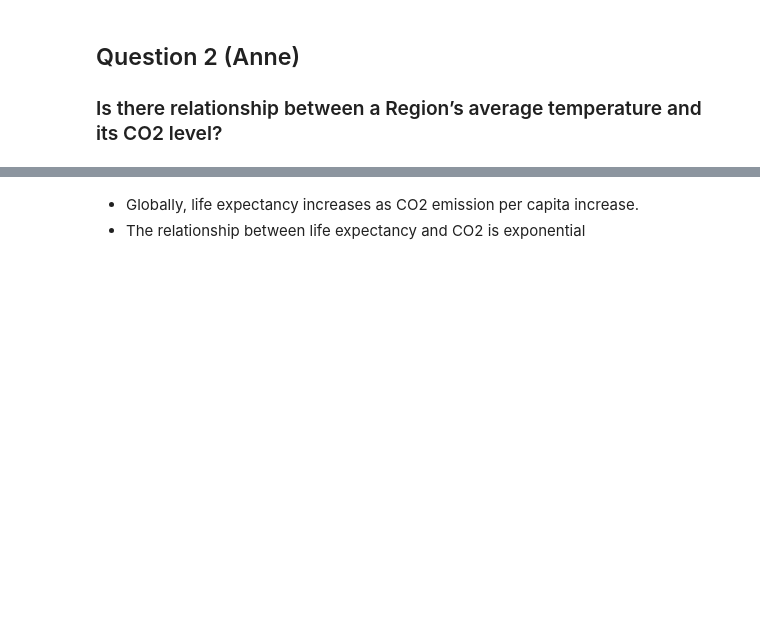
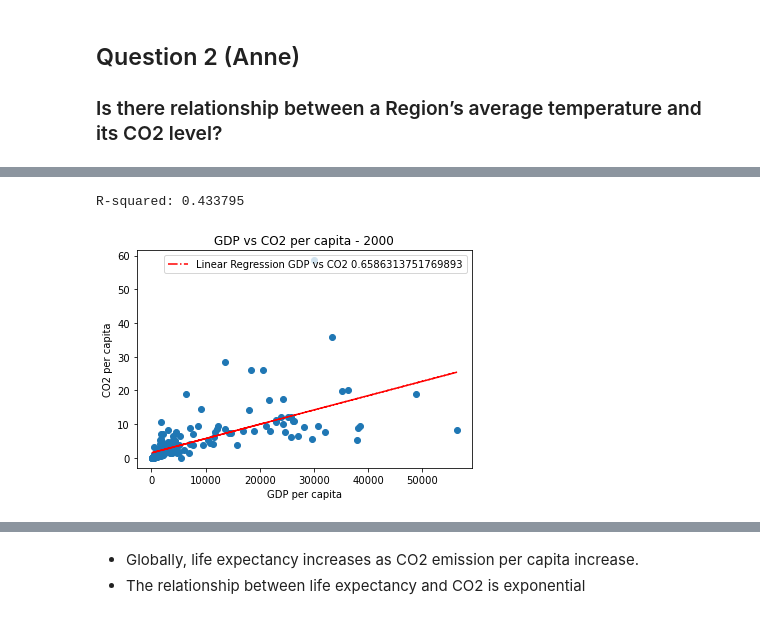
Before and after one commit to Heesu-H/project_1, a Jupyter notebook: final_data_analysis_group_1.ipynb, the cells around one changed output, grey strips where cells are left out. Saved outputs shown, nothing was run; the diff lists cells and outputs as text; code cells hidden in the pictures; blank space fills up the shorter version.

```diff
--- a/final_data_analysis_group_1.ipynb
+++ b/final_data_analysis_group_1.ipynb
@@ -856,0 +1019,26 @@ print(f"Each of the colours represents a country within the region. There is a l
+# %%
+# GDP vs CO2 per capita - 2000
+
+x=data_df['2000_GDP']
+y=data_df['2000_CO2']
+
+slope, intercept, r, p, std_err = linregress(x, y)
+
+def myfunc(x):
+  return slope * x + intercept
+
+mymodel = list(map(myfunc, x))
+
+plt.scatter(x, y)
+plt.plot(x, mymodel,'r-.')
+plt.legend([f'Linear Regression GDP vs CO2 {r}'])
+plt.title('GDP vs CO2 per capita - 2000')
+plt.xlabel('GDP per capita')
+plt.ylabel('CO2 per capita')
+res = linregress(x, y)
+print(f"R-squared: {res.rvalue**2:.6f}")
+plt.savefig('Q3_plots/2000-GDPvCO2.png')
+plt.show()
+# %% [output]
+R-squared: 0.433795
+[figure, added]
```
Also changed, not shown: parts of 23 cells of this notebook, 8 other files.
